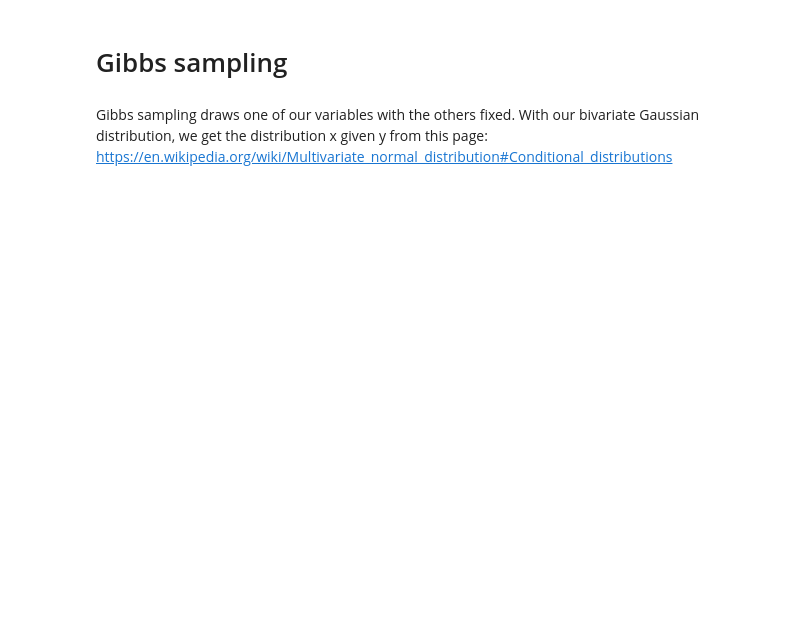
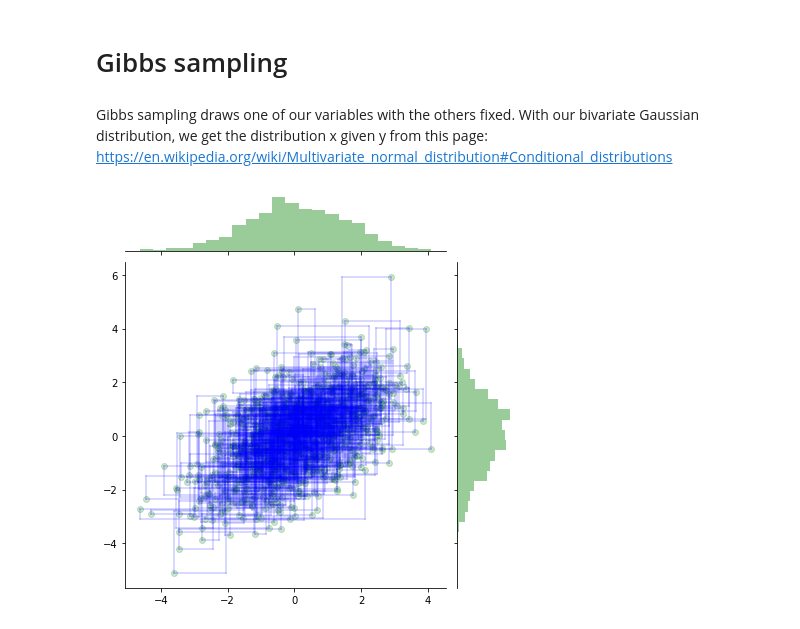
Before and after one commit to aymeric-roucher/Experiments, a Jupyter notebook: Samplings.ipynb, the cells around one changed output. Cells and saved outputs as stored; diff of their text form; code cells hidden in the pictures; blank space fills up the shorter version.

Commit message:
Add Gibbs Sampling

```diff
--- a/Samplings.ipynb
+++ b/Samplings.ipynb
@@ -39,3 +39,24 @@ plt.show()
 # Gibbs sampling
 # %% [markdown]
 Gibbs sampling draws one of our variables with the others fixed. With our bivariate Gaussian distribution, we get the distribution x given y from this page: https://en.wikipedia.org/wiki/Multivariate_normal_distribution#Conditional_distributions
+# %%
+N = 1000
+a,b, = [0]*N, [0]*N
+for i in range(1, N):
+    a_mu_temp = a_mu + cov_a_b * (1/b_sigma) * (b[i-1] - b_mu)
+    a_sigma_temp = a_sigma + cov_a_b * (1/b_sigma) * cov_a_b
+    a[i] = a_mu_temp + a_sigma_temp * np.random.normal()
+
+    b_mu_temp = b_mu + cov_a_b * (1/a_sigma) * (a[i] - a_mu)
+    b_sigma_temp = b_sigma + cov_a_b * (1/a_sigma) * cov_a_b
+    b[i] = b_mu_temp + b_sigma_temp * np.random.normal()
+
+plot = sns.jointplot(x=a, y=b, color='green', alpha=0.2)
+
+# Plot all transitions of the Gibbs Sampling
+for i in range(1,N):
+    plot.ax_joint.plot([a[i-1],a[i]], [b[i-1],b[i-1]], 'b-', alpha=0.2)
+    plot.ax_joint.plot([a[i],a[i]], [b[i-1],b[i]], 'b-', alpha=0.2)
+plt.show()
+# %% [output]
+[figure, added]
```
Also changed, not shown: parts of 2 cells of this notebook.
